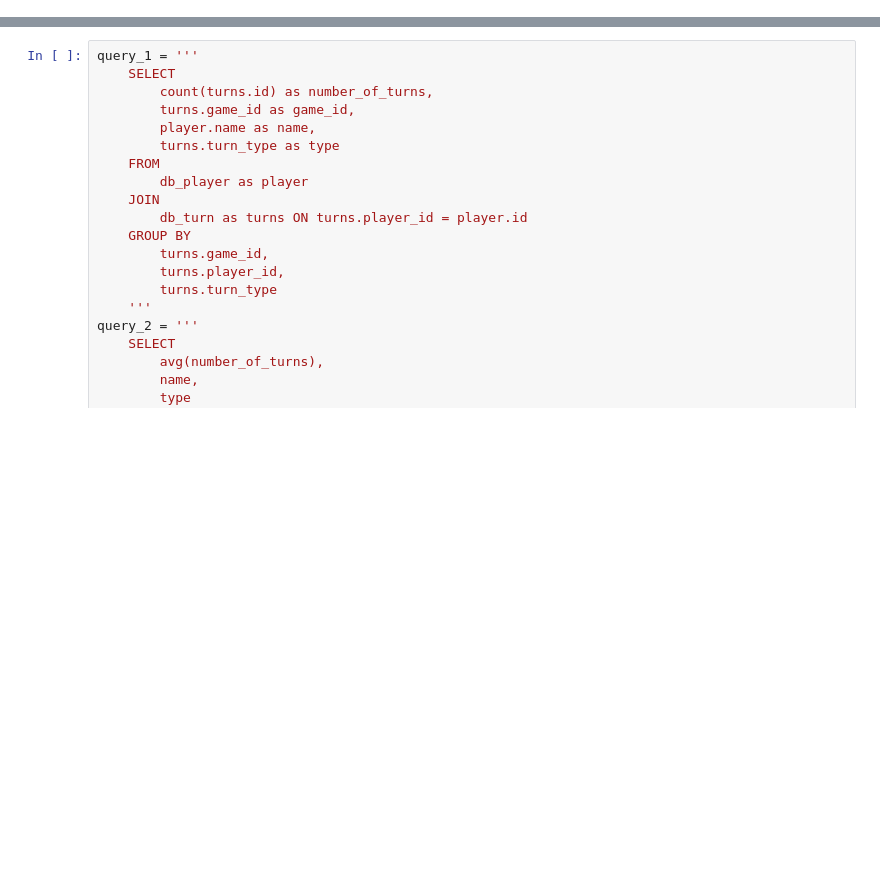
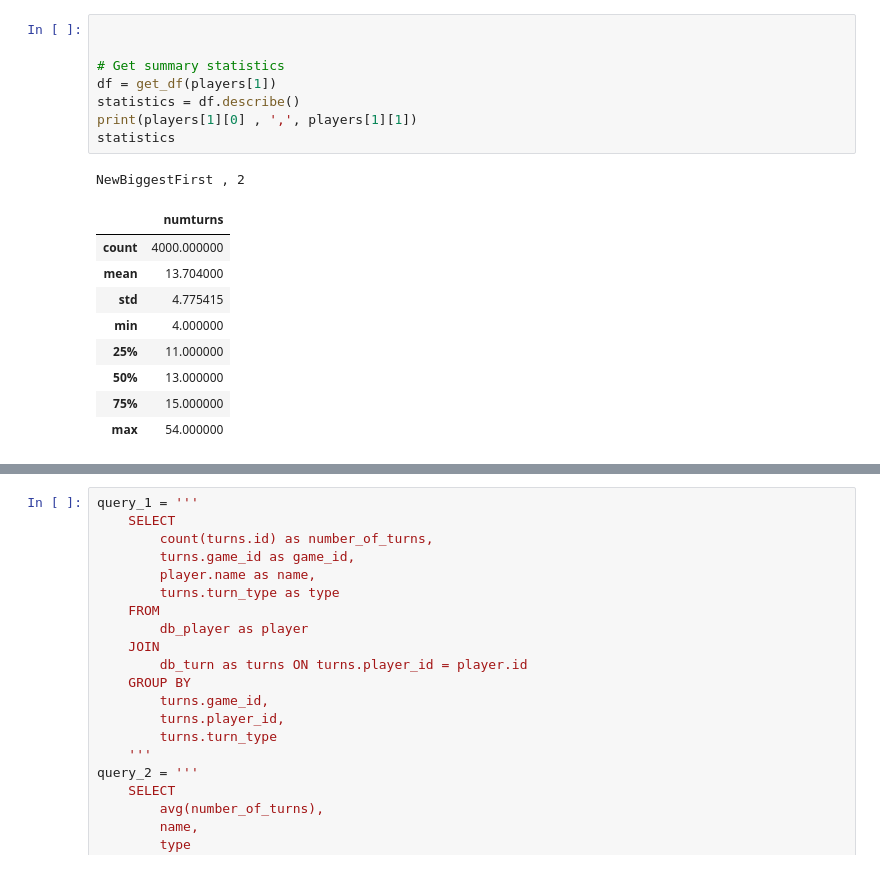
Before and after one commit to P-Hicks/SeniorResearchProject, a Jupyter notebook: data.ipynb, the cells around one changed output, grey strips where cells are left out. Cells and saved outputs as stored; diff of their text form; blank space fills up the shorter version.

```diff
--- a/data.ipynb
+++ b/data.ipynb
@@ -116,0 +226,19 @@ make_graph_for(players[2])
+# %%
+
+
+# Get summary statistics
+df = get_df(players[1])
+statistics = df.describe()
+print(players[1][0] , ',', players[1][1])
+statistics
+# %% [output]
+NewBiggestFirst , 2
+|  | numturns |
+| count | 4000.000000 |
+| mean | 13.704000 |
+| std | 4.775415 |
+| min | 4.000000 |
+| 25% | 11.000000 |
+| 50% | 13.000000 |
+| 75% | 15.000000 |
+| max | 54.000000 |
```
Also changed, not shown: parts of 17 cells of this notebook, 6 other files.
